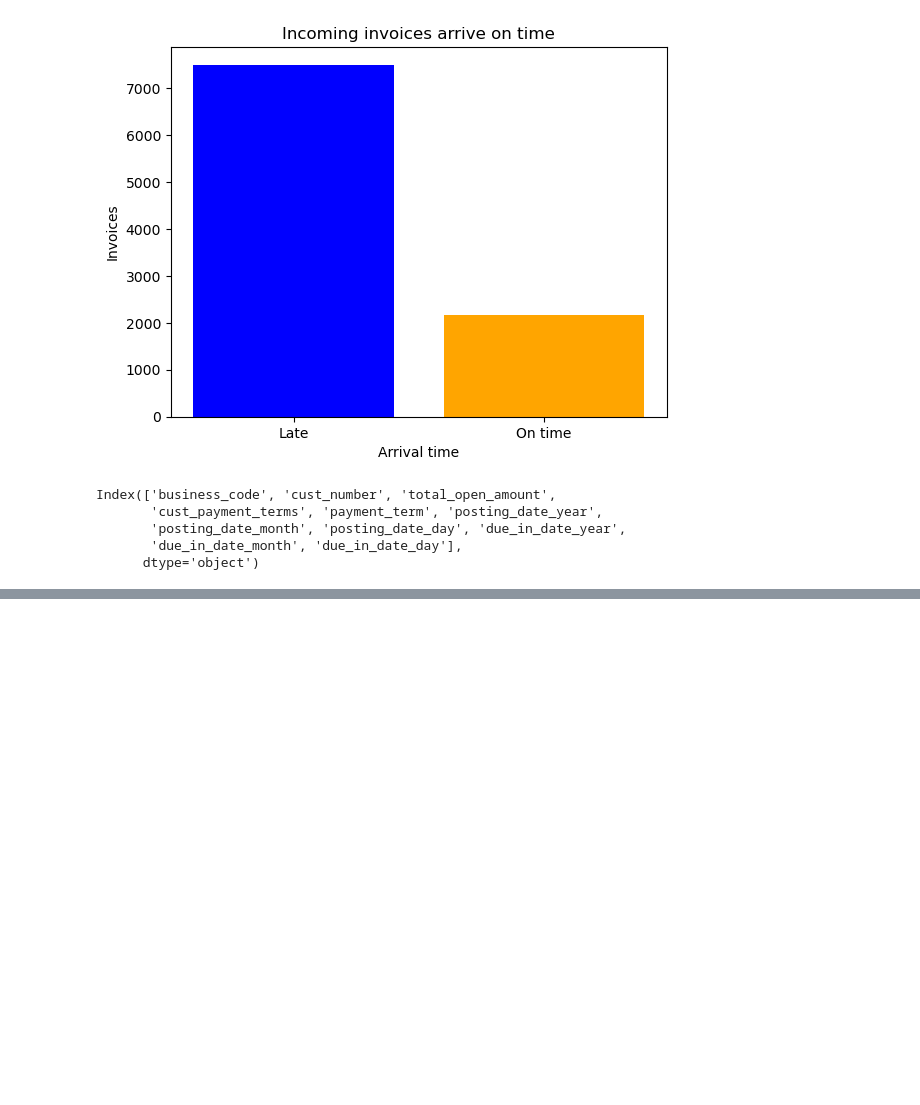
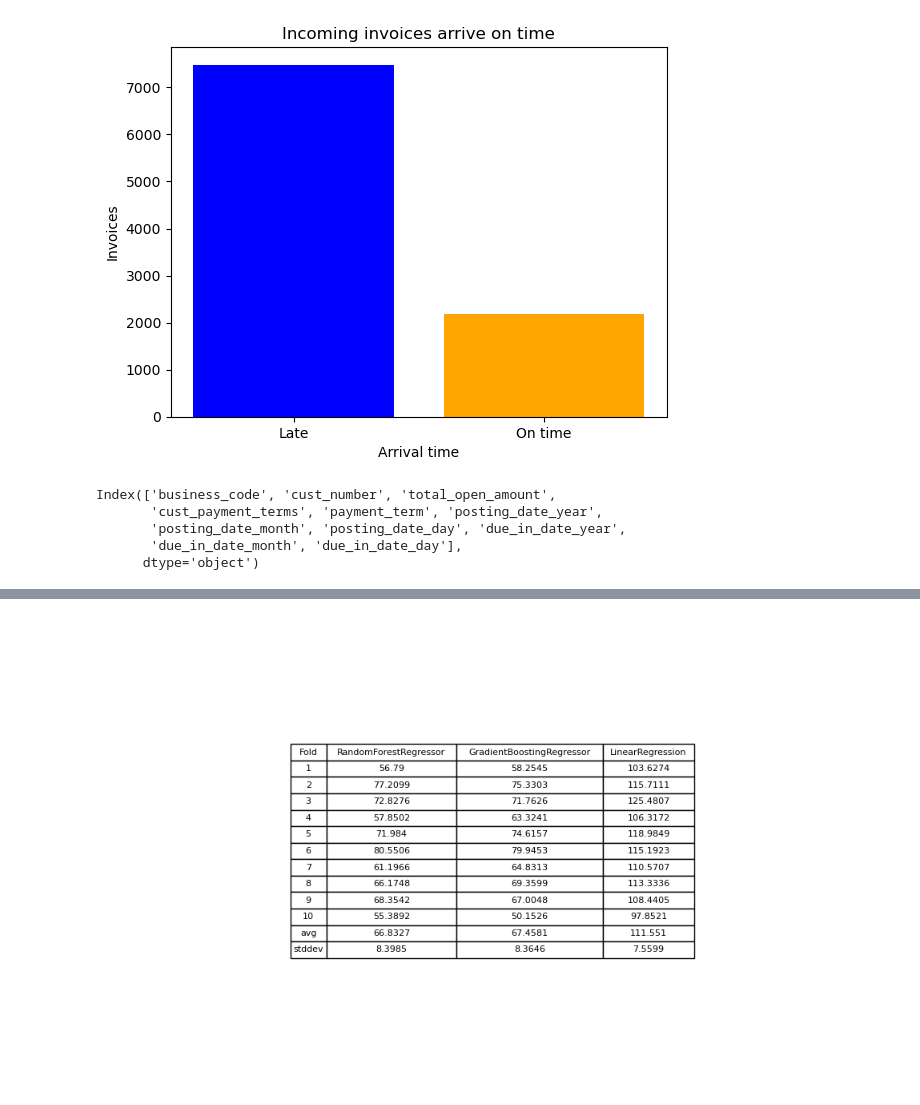
Before and after one commit to Remasproblemas/dv2599_project, a Jupyter notebook: main.ipynb, the cells around one changed output, grey strips where cells are left out. Cells and saved outputs as stored; diff of their text form; code cells hidden in the pictures; blank space fills up the shorter version.

```diff
--- a/main.ipynb
+++ b/main.ipynb
@@ -598,6 +625,8 @@ df_predict_secs['due_in_date'] = df_predict_secs['due_in_date'].astype('int64')
 # Predictions for meta-model
 pred_a = model_a.predict_proba(df_predict_date)[:, 1]
 pred_b = model_b.predict_proba(df_predict_secs)[:, 1]
+pred_ab = model_a.predict(df_predict_date)
+pred_ba = model_b.predict(df_predict_secs)
 stacked_features = np.column_stack((pred_a, pred_b))
 
 # Evaluate
@@ -606,7 +635,7 @@ stacked_test_features = np.column_stack((
     model_b.predict_proba(df_predict_secs)[:, 1]
 ))
 final_predictions = meta_model.predict(stacked_test_features)
-
+final_predictions_ontime = pred_ba
 print(final_predictions)
 # %% [output]
 [0 0 0 ... 0 0 0]
@@ -638,0 +821,38 @@ Index(['business_code', 'cust_number', 'total_open_amount',
+# %%
+## Calculating mean and standard deviation
+lr_accuracy_scores = svr_accuracy_scores
+rfg_mean_accuracy = round(sum(rfg_accuracy_scores)/len(rfg_accuracy_scores),4)
+gbr_mean_accuracy = round(sum(gbr_accuracy_scores)/len(gbr_accuracy_scores),4)
+lr_mean_accuracy = round(sum(lr_accuracy_scores)/len(lr_accuracy_scores),4)
+rfg_std_deviation_accuracy = round(np.std(rfg_accuracy_scores),4)
+gbr_std_deviation_accuracy = round(np.std(gbr_accuracy_scores),4)
+lr_std_deviation_accuracy = round(np.std(lr_accuracy_scores),4)
+# %%
+## Making a new Dataframe that looks like table 12.4 in main literature
+data = {
+    'Fold': [1, 2, 3, 4, 5, 6, 7, 8, 9, 10],
+    'RandomForestRegressor': rfg_accuracy_scores,
+    'GradientBoostingRegressor': gbr_accuracy_scores,
+    'LinearRegression': lr_accuracy_scores,
+}
+
+avg = ['avg',rfg_mean_accuracy,gbr_mean_accuracy,lr_mean_accuracy]
+stddev = ['stddev',rfg_std_deviation_accuracy,gbr_std_deviation_accuracy,lr_std_deviation_accuracy]
+
+
+plot = pd.DataFrame(data)
+plot.loc[len(plot)] = avg
+plot.loc[len(plot)] = stddev
+
+## Plot the dataframe as a Table
+fig, ax = plt.subplots(figsize=(10, 6))
+
+fig.patch.set_visible(False)
+ax.axis('off')
+table = ax.table(cellText=plot.values, colLabels=plot.columns, loc='center', cellLoc='center')
+fig.tight_layout()
+table.auto_set_column_width(col=list(range(len(plot.columns))))
+
+plt.show()
+# %% [output]
+[figure, added]
```
Also changed, not shown: parts of 25 cells of this notebook.
